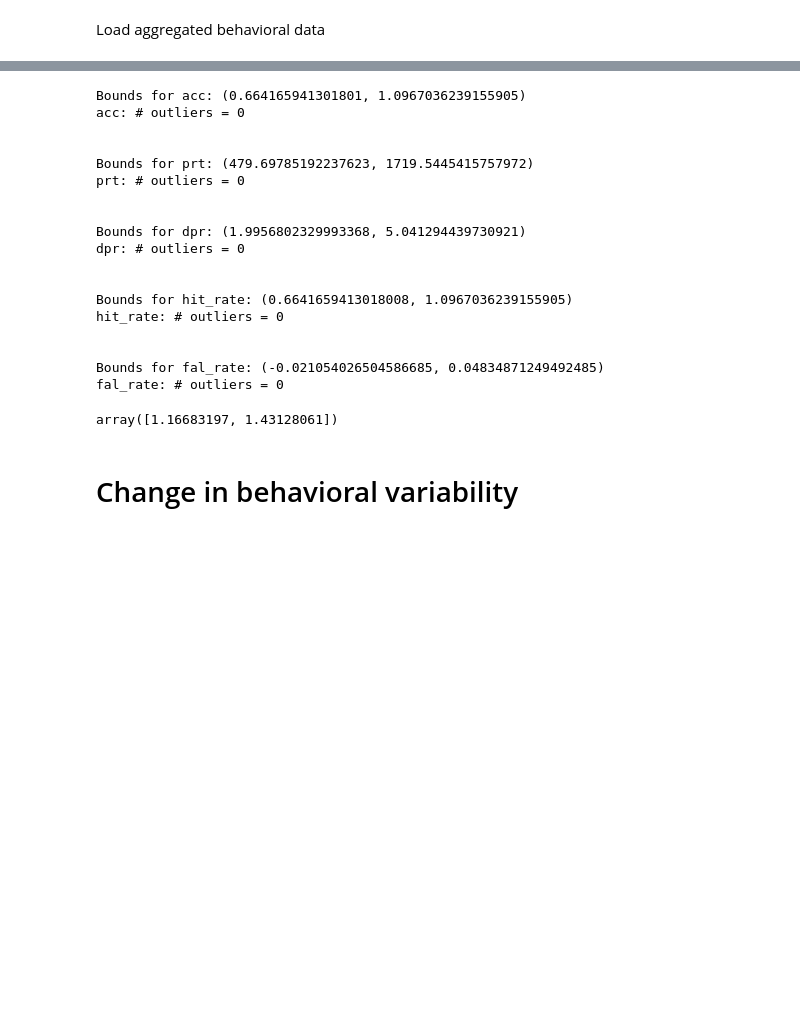
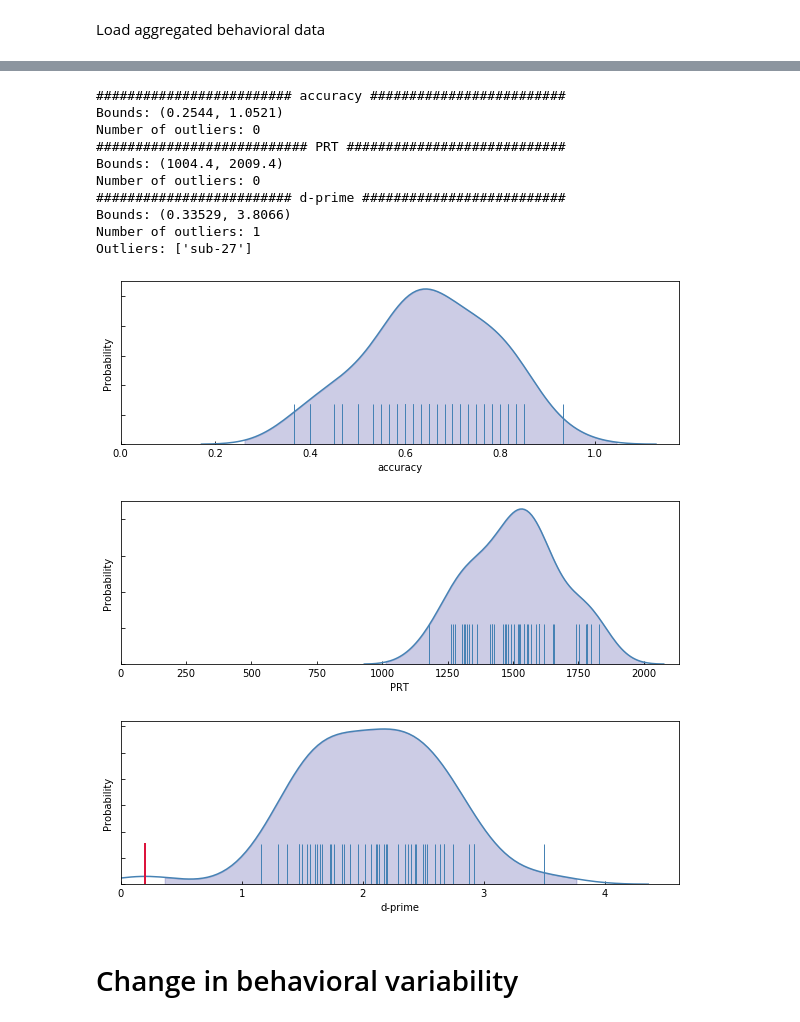
Before and after one commit to kfinc/wm-training-modularity, a Jupyter notebook: 01-behavioral_data_analysis/03-exclusion_variability.ipynb, the cells around one changed output, grey strips where cells are left out. Saved outputs shown, nothing was run; the diff lists cells and outputs as text; code cells hidden in the pictures; blank space fills up the shorter version.

```diff
--- a/01-behavioral_data_analysis/03-exclusion_variability.ipynb
+++ b/01-behavioral_data_analysis/03-exclusion_variability.ipynb
@@ -26,49 +82,40 @@ dim5 :  ['vis', 'aud']
 # %%
 n_std = 3 # Number of +/- stds for outlier detection
-con = 0
-ses = 3
+con = meta['dim4'].index('2-back')
+ses = meta['dim2'].index('ses-1')
 
-for m, measure in enumerate(meta['dim3']):
+for m, measure in enumerate(['accuracy', 'PRT', 'd-prime']):
 
-    scores = np.mean(beh[:, ses, m, con, :], axis=1)
+    scores = np.mean(beh[:, ses, m, con, :], axis=-1)
 
     thr_hi = np.mean(scores) + n_std * np.std(scores)
     thr_lo = np.mean(scores) - n_std * np.std(scores)
 
     outliers = (scores < thr_lo) | (scores > thr_hi)
 
-    print(f'Bounds for {measure}: ({thr_lo}, {thr_hi})')
-    print(f'{measure}: # outliers = {np.sum(outliers)}')
+    print(f' {measure} '.center(60, '#'))
+    print(f'Bounds: ({thr_lo:.5}, {thr_hi:.5})')
+    print(f'Number of outliers: {np.sum(outliers)}')
 
     if np.sum(outliers) > 0:
-            print('\t', [sub for idx, sub in enumerate(meta['dim1'])
+            print('Outliers:', [sub for idx, sub in enumerate(meta['dim1'])
                          if idx in np.nonzero(outliers)[0]])
 
-#     print(scores)
-    print('\n')
+    plot_outliers(scores, thr_lo, thr_hi, measure)
 # %% [output]
-Bounds for acc: (0.664165941301801, 1.0967036239155905)
-acc: # outliers = 0
-
-
-Bounds for prt: (479.69785192237623, 1719.5445415757972)
-prt: # outliers = 0
-
-
-Bounds for dpr: (1.9956802329993368, 5.041294439730921)
-dpr: # outliers = 0
-
-
-Bounds for hit_rate: (0.6641659413018008, 1.0967036239155905)
-hit_rate: # outliers = 0
-
-
-Bounds for fal_rate: (-0.021054026504586685, 0.04834871249492485)
-fal_rate: # outliers = 0
+######################### accuracy #########################
+Bounds: (0.2544, 1.0521)
+Number of outliers: 0
+########################### PRT ############################
+Bounds: (1004.4, 2009.4)
+Number of outliers: 0
+######################### d-prime ##########################
+Bounds: (0.33529, 3.8066)
+Number of outliers: 1
+Outliers: ['sub-27']
+[figure, added]
+[figure, added]
+[figure, added]
-# %%
-beh[meta['dim1'].index('sub-07'), 0, 2, 1, :]
-# %% [output]
-array([1.16683197, 1.43128061])
 # %% [markdown]
 # Change in behavioral variability
 # %%
```
Also changed, not shown: parts of 14 cells of this notebook.
